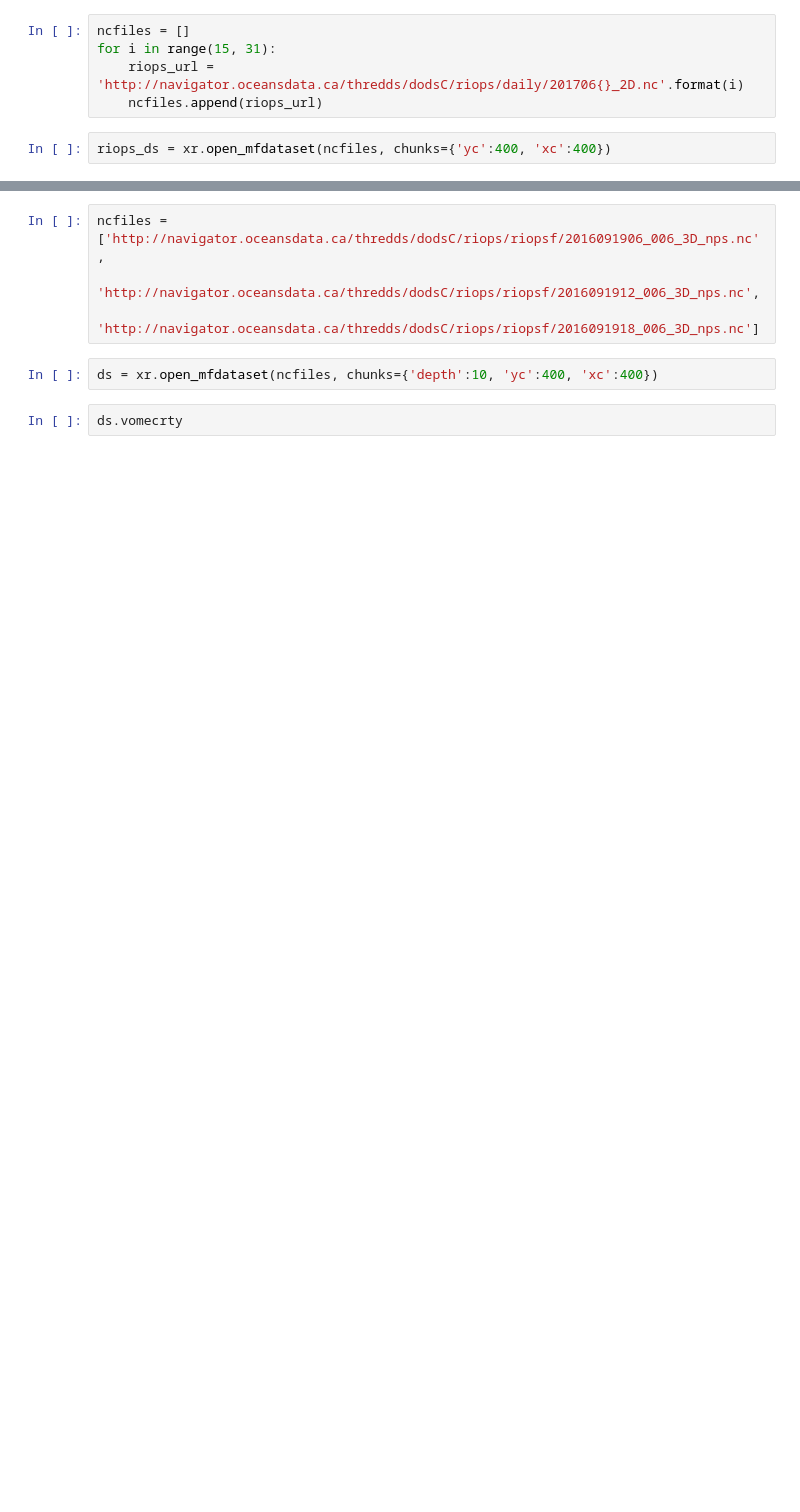
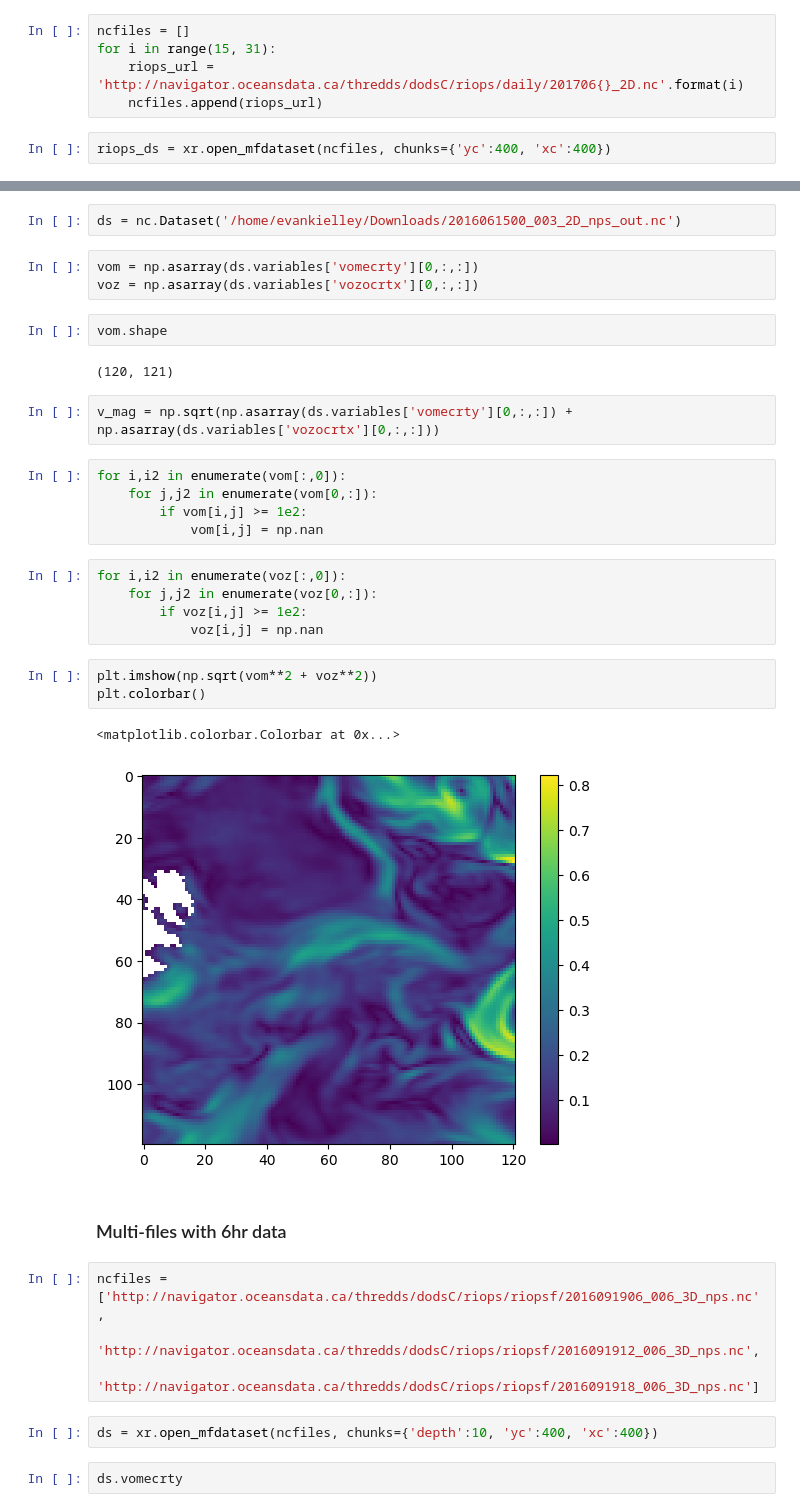
Before and after one commit to evankielley/IceDEF, a Jupyter notebook: notebooks/metocean.ipynb, the cells around one changed output, grey strips where cells are left out. Saved outputs shown, nothing was run; the diff lists cells and outputs as text; blank space fills up the shorter version.

Commit message:
added instructions for downloading nc file, remapping to regular grid, then plotting

```diff
--- a/notebooks/metocean.ipynb
+++ b/notebooks/metocean.ipynb
@@ -67,3 +79,32 @@ ds = xr.open_dataset('http://navigator.oceansdata.ca/thredds/dodsC/riops/riopsf/
+# %%
+ds = nc.Dataset('/home/evankielley/Downloads/2016061500_003_2D_nps_out.nc')
+# %%
+vom = np.asarray(ds.variables['vomecrty'][0,:,:])
+voz = np.asarray(ds.variables['vozocrtx'][0,:,:])
+# %%
+vom.shape
+# %% [output]
+(120, 121)
+# %%
+v_mag = np.sqrt(np.asarray(ds.variables['vomecrty'][0,:,:]) + np.asarray(ds.variables['vozocrtx'][0,:,:]))
+# %%
+for i,i2 in enumerate(vom[:,0]):
+    for j,j2 in enumerate(vom[0,:]):
+        if vom[i,j] >= 1e2:
+            vom[i,j] = np.nan
+# %%
+for i,i2 in enumerate(voz[:,0]):
+    for j,j2 in enumerate(voz[0,:]):
+        if voz[i,j] >= 1e2:
+            voz[i,j] = np.nan
+# %%
+plt.imshow(np.sqrt(vom**2 + voz**2))
+plt.colorbar()
+# %% [output]
+<matplotlib.colorbar.Colorbar at 0x...>
+[figure, added]
+# %% [markdown]
+### Multi-files with 6hr data
 # %%
 ncfiles = ['http://navigator.oceansdata.ca/thredds/dodsC/riops/riopsf/2016091906_006_3D_nps.nc',
            'http://navigator.oceansdata.ca/thredds/dodsC/riops/riopsf/2016091912_006_3D_nps.nc',
```
Also changed, not shown: parts of 9 cells of this notebook.
